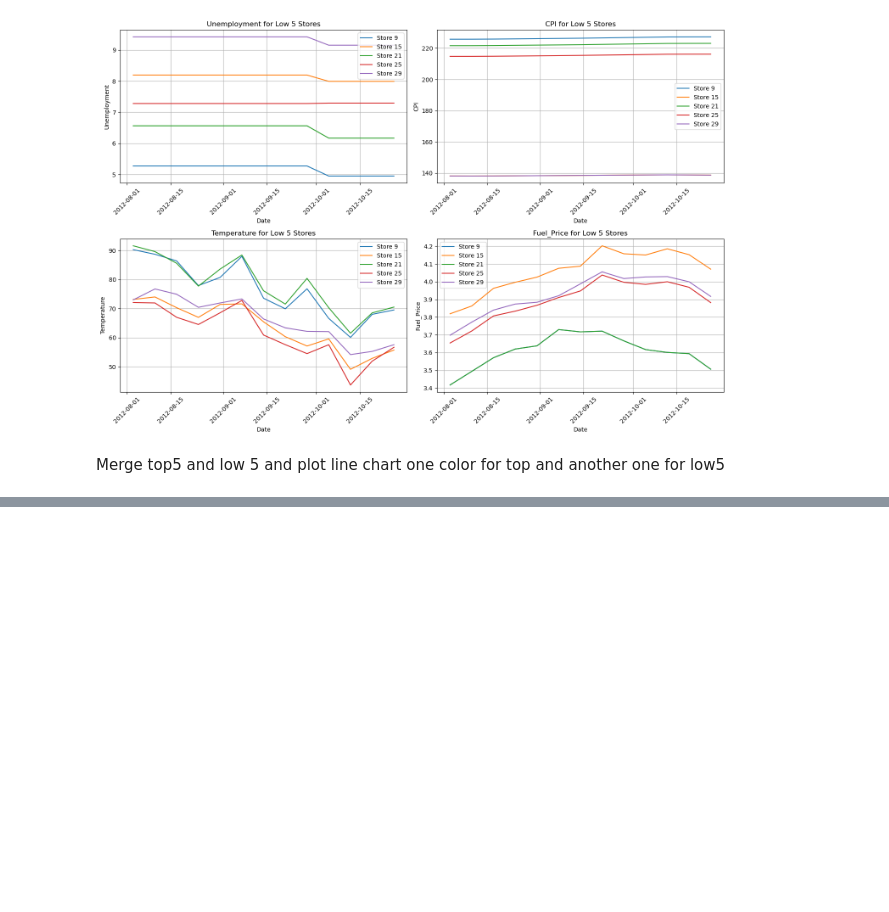
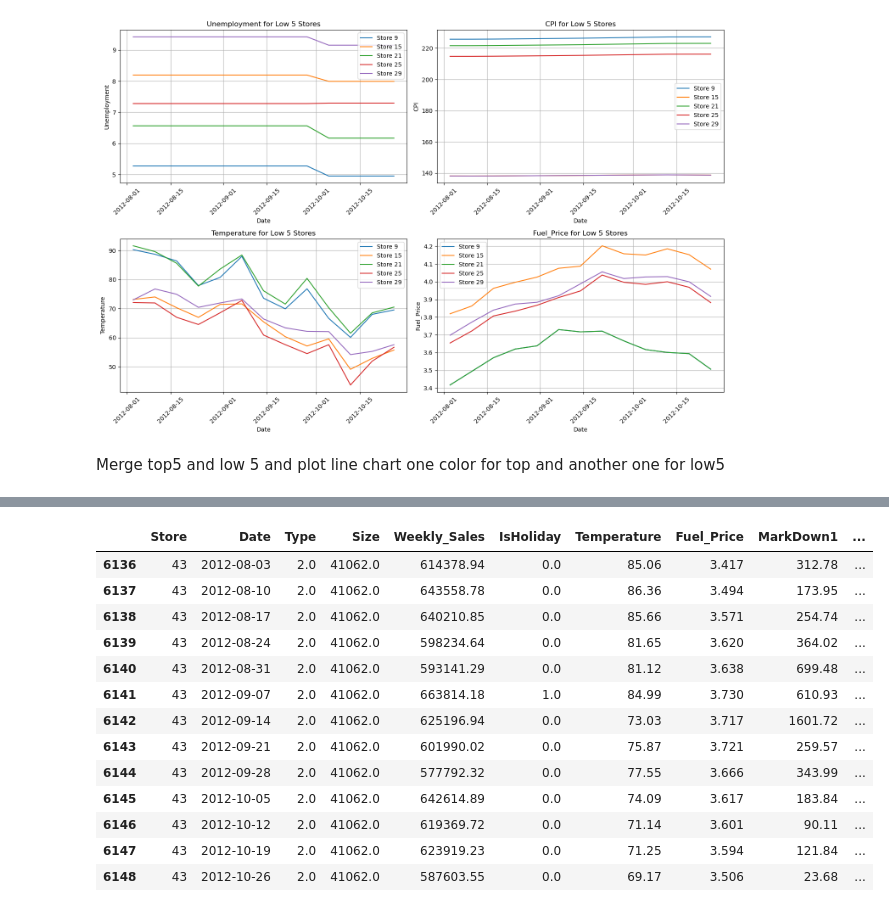
Before and after one commit to Johannes3001/AppliedML_Assign.01, a Jupyter notebook: Assignment2/Codes/Johannes_Code.ipynb, the cells around one changed output, grey strips where cells are left out. Saved outputs shown, nothing was run; the diff lists cells and outputs as text; code cells hidden in the pictures; blank space fills up the shorter version.

```diff
--- a/Assignment2/Codes/Johannes_Code.ipynb
+++ b/Assignment2/Codes/Johannes_Code.ipynb
@@ -557,0 +416,17 @@ totalsales(sales_df)
+# %%
+df[df["Store"]== 43]
+# %% [output]
+|  | Store | Date | Type | Size | Weekly_Sales | IsHoliday | Temperature | Fuel_Price | MarkDown1 | ... |
+| 6136 | 43 | 2012-08-03 | 2.0 | 41062.0 | 614378.94 | 0.0 | 85.06 | 3.417 | 312.78 | ... |
+| 6137 | 43 | 2012-08-10 | 2.0 | 41062.0 | 643558.78 | 0.0 | 86.36 | 3.494 | 173.95 | ... |
+| 6138 | 43 | 2012-08-17 | 2.0 | 41062.0 | 640210.85 | 0.0 | 85.66 | 3.571 | 254.74 | ... |
+| 6139 | 43 | 2012-08-24 | 2.0 | 41062.0 | 598234.64 | 0.0 | 81.65 | 3.620 | 364.02 | ... |
+| 6140 | 43 | 2012-08-31 | 2.0 | 41062.0 | 593141.29 | 0.0 | 81.12 | 3.638 | 699.48 | ... |
+| 6141 | 43 | 2012-09-07 | 2.0 | 41062.0 | 663814.18 | 1.0 | 84.99 | 3.730 | 610.93 | ... |
+| 6142 | 43 | 2012-09-14 | 2.0 | 41062.0 | 625196.94 | 0.0 | 73.03 | 3.717 | 1601.72 | ... |
+| 6143 | 43 | 2012-09-21 | 2.0 | 41062.0 | 601990.02 | 0.0 | 75.87 | 3.721 | 259.57 | ... |
+| 6144 | 43 | 2012-09-28 | 2.0 | 41062.0 | 577792.32 | 0.0 | 77.55 | 3.666 | 343.99 | ... |
+| 6145 | 43 | 2012-10-05 | 2.0 | 41062.0 | 642614.89 | 0.0 | 74.09 | 3.617 | 183.84 | ... |
+| 6146 | 43 | 2012-10-12 | 2.0 | 41062.0 | 619369.72 | 0.0 | 71.14 | 3.601 | 90.11 | ... |
+| 6147 | 43 | 2012-10-19 | 2.0 | 41062.0 | 623919.23 | 0.0 | 71.25 | 3.594 | 121.84 | ... |
+| 6148 | 43 | 2012-10-26 | 2.0 | 41062.0 | 587603.55 | 0.0 | 69.17 | 3.506 | 23.68 | ... |
```
Also changed, not shown: parts of 26 cells of this notebook.
